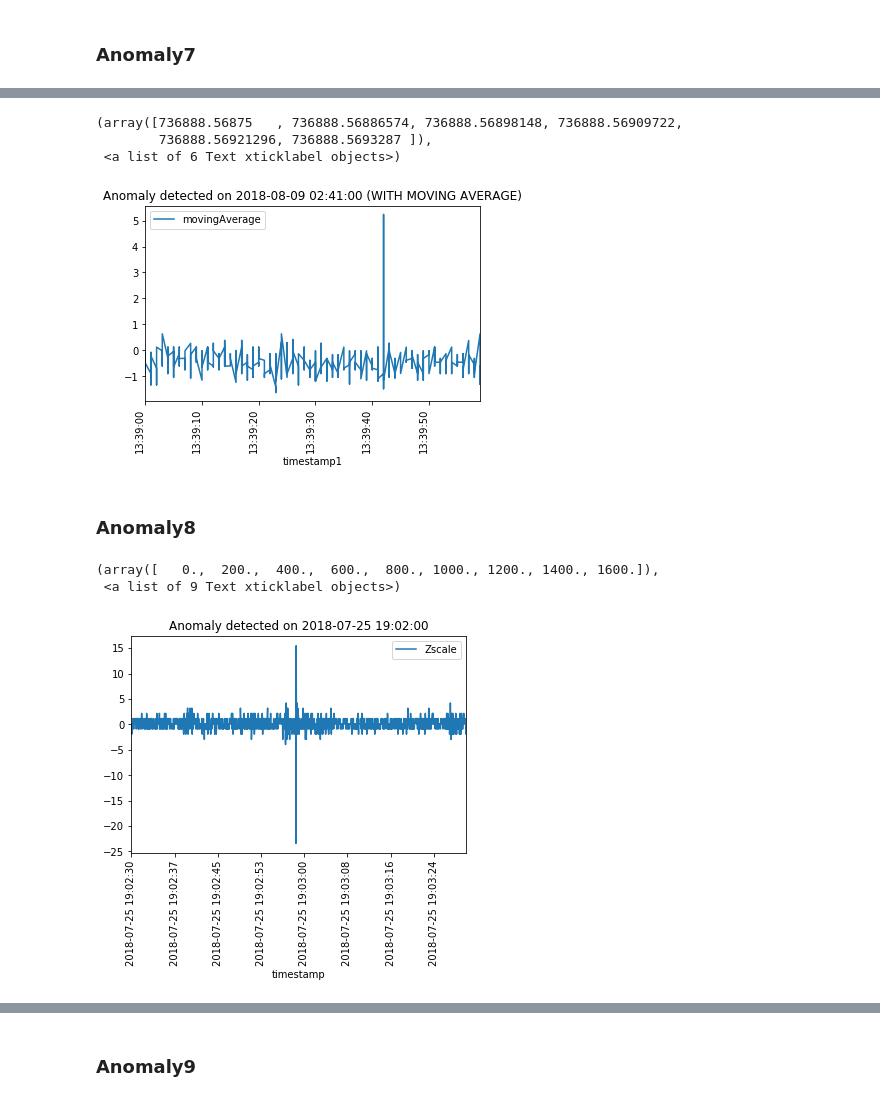
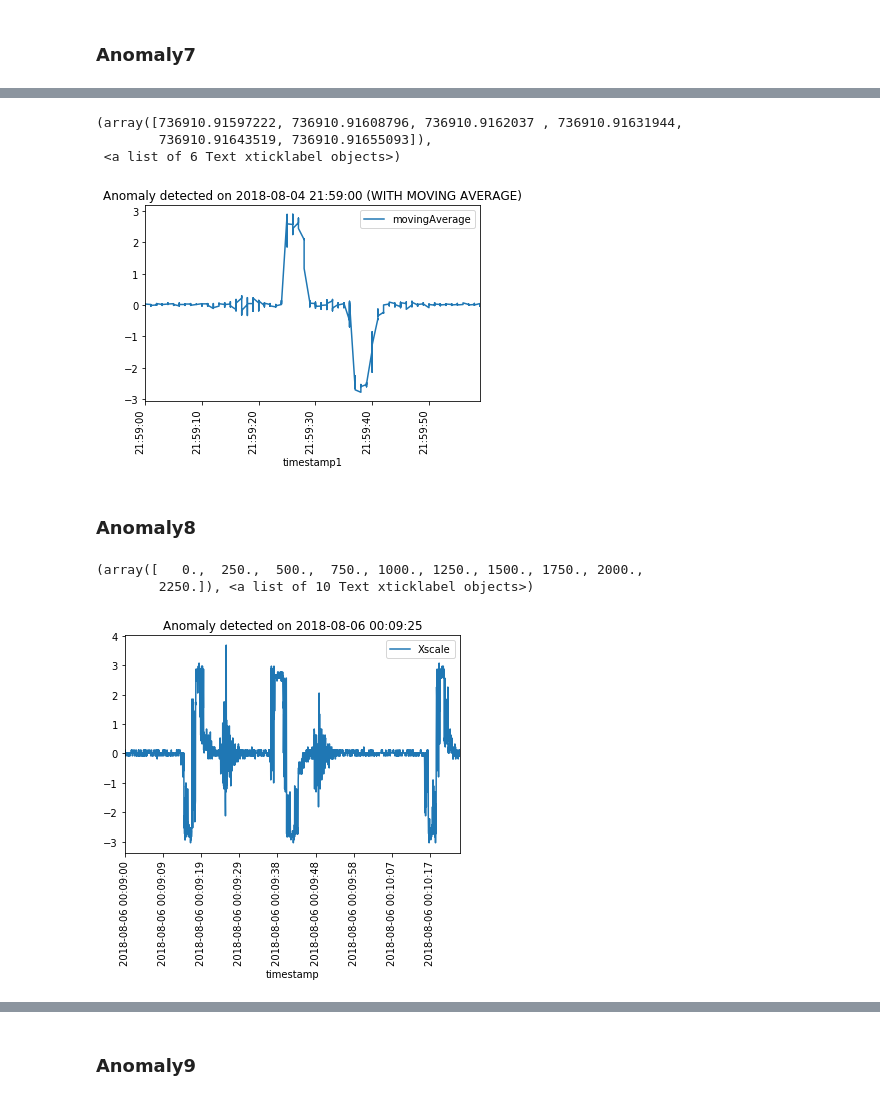
Before and after one commit to Ria-Thomas/DeviationFinder, a Jupyter notebook: EDA/EDA-Lift14.ipynb, the cells around one changed output, grey strips where cells are left out. Cells and saved outputs as stored; diff of their text form; code cells hidden in the pictures.

```diff
--- a/EDA/EDA-Lift14.ipynb
+++ b/EDA/EDA-Lift14.ipynb
@@ -340,24 +352,23 @@ plt.xticks(rotation=90)
 # %%
 
-# This is the plot for window size 3
 temp_avg.plot(x ='timestamp1', y='movingAverage', kind = 'line')
-plt.title("Anomaly detected on 2018-08-09 02:41:00 (WITH MOVING AVERAGE)")
+plt.title("Anomaly detected on 2018-08-04 21:59:00 (WITH MOVING AVERAGE)")
 plt.xticks(rotation=90)
 # %% [output]
-(array([736888.56875   , 736888.56886574, 736888.56898148, 736888.56909722,
-        736888.56921296, 736888.5693287 ]),
+(array([736910.91597222, 736910.91608796, 736910.9162037 , 736910.91631944,
+        736910.91643519, 736910.91655093]),
  <a list of 6 Text xticklabel objects>)
-[figure, old version]
+[figure, new version]
 # %% [markdown]
 ### Anomaly8
 # %%
-temp_pandas.plot(x ='timestamp', y='Zscale', kind = 'line')
-plt.title("Anomaly detected on 2018-07-25 19:02:00")
+temp_pandas.plot(x ='timestamp', y='Xscale', kind = 'line')
+plt.title("Anomaly detected on 2018-08-06 00:09:25")
 plt.xticks(rotation=90)
 # %% [output]
-(array([   0.,  200.,  400.,  600.,  800., 1000., 1200., 1400., 1600.]),
- <a list of 9 Text xticklabel objects>)
+(array([   0.,  250.,  500.,  750., 1000., 1250., 1500., 1750., 2000.,
+        2250.]), <a list of 10 Text xticklabel objects>)
-[figure, old version]
+[figure, new version]
 # %%
 
 # This is the plot for window size 3
```
Also changed, not shown: parts of 48 cells of this notebook.
